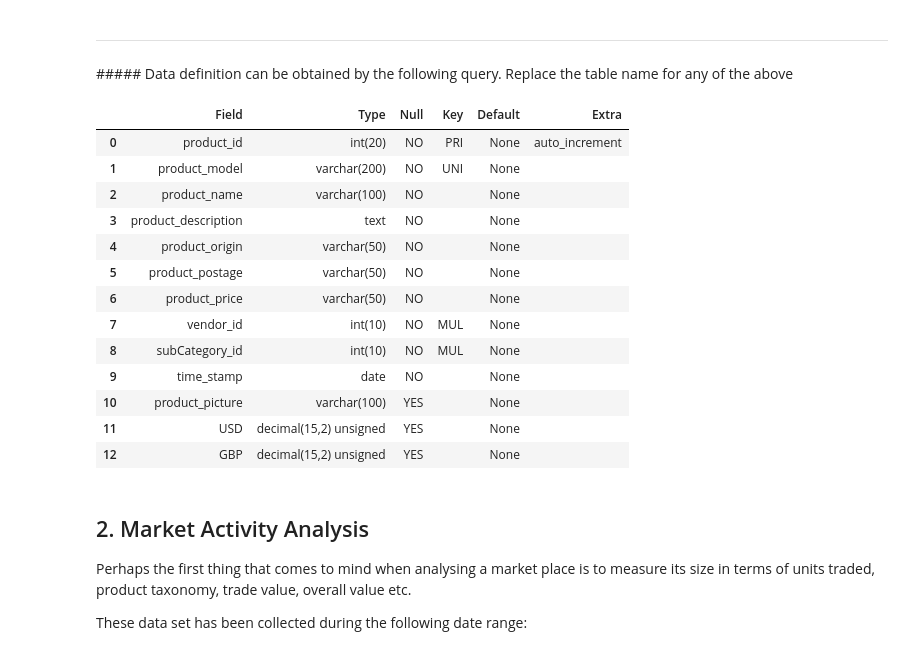
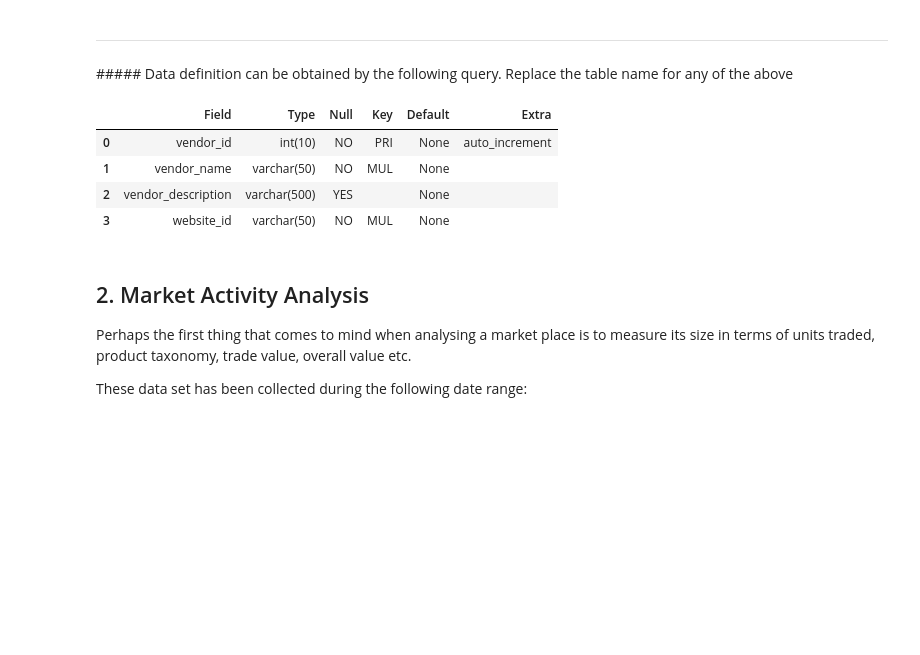
Before and after one commit to mauromsl/dark_web_datamining, a Jupyter notebook: python_src/python_analysis.ipynb, the cells around one changed output. Cells and saved outputs as stored; diff of their text form; code cells hidden in the pictures; blank space fills up the shorter version.

```diff
--- a/python_src/python_analysis.ipynb
+++ b/python_src/python_analysis.ipynb
@@ -33,22 +33,14 @@ db.pandas_query('SHOW tables;')
 <hr />
 ##### Data definition can be obtained by the following query. Replace the table name for any of the above
 # %%
-db.pandas_query('DESCRIBE tblProduct;')
+db.pandas_query('DESCRIBE tblProduct
+                ;')
 # %% [output]
 |  | Field | Type | Null | Key | Default | Extra |
-| 0 | product_id | int(20) | NO | PRI | None | auto_increment |
-| 1 | product_model | varchar(200) | NO | UNI | None |  |
-| 2 | product_name | varchar(100) | NO |  | None |  |
-| 3 | product_description | text | NO |  | None |  |
-| 4 | product_origin | varchar(50) | NO |  | None |  |
-| 5 | product_postage | varchar(50) | NO |  | None |  |
-| 6 | product_price | varchar(50) | NO |  | None |  |
-| 7 | vendor_id | int(10) | NO | MUL | None |  |
-| 8 | subCategory_id | int(10) | NO | MUL | None |  |
-| 9 | time_stamp | date | NO |  | None |  |
-| 10 | product_picture | varchar(100) | YES |  | None |  |
-| 11 | USD | decimal(15,2) unsigned | YES |  | None |  |
-| 12 | GBP | decimal(15,2) unsigned | YES |  | None |  |
+| 0 | vendor_id | int(10) | NO | PRI | None | auto_increment |
+| 1 | vendor_name | varchar(50) | NO | MUL | None |  |
+| 2 | vendor_description | varchar(500) | YES |  | None |  |
+| 3 | website_id | varchar(50) | NO | MUL | None |  |
 # %% [markdown]
 ## 2. Market Activity Analysis
 
```
